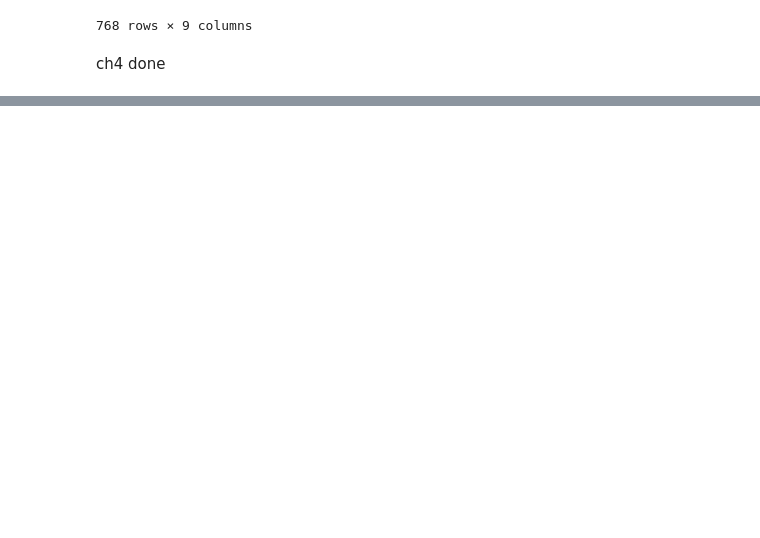
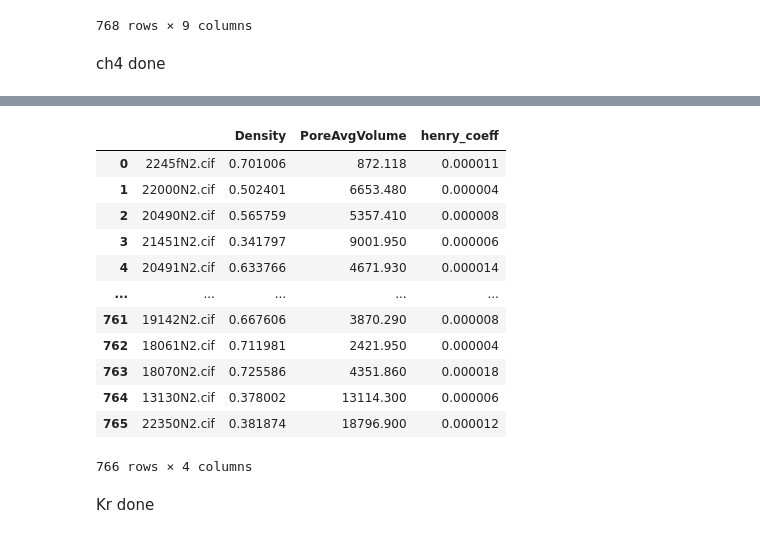
Before and after one commit to Gnaneshwar-ctrl/Adsorption_data, a Jupyter notebook: dataExcel.ipynb, the cells around one changed output, grey strips where cells are left out. Drawn from its saved outputs; the diff is of its cells as text; code cells hidden in the pictures; blank space fills up the shorter version.

```diff
--- a/dataExcel.ipynb
+++ b/dataExcel.ipynb
@@ -1146,0 +1270,46 @@ res
+# %%
+for i in range(1,873):
+    qb = QueryBuilder()
+    qb.append(Group, tag='cif_group', filters={'uuid': group_list[i][0]})
+    qb.append(CifData, with_group='cif_group', filters={'extras.tag4': 'orig_cif'}, project='attributes')
+    qb.append(Dict, with_group='cif_group', filters={'extras.tag4': 'kh_kr'}, project='attributes')
+    res = qb.all()
+    if res == []:
+        continue
+    data = res[0][1]
+    if data['is_porous'] == False:
+        continue
+#     x1 = res[0][1]['isotherm']['pressure']
+#     y1 = res[0][1]['isotherm']['loading_absolute_average']
+#     z1 = {key: value for key, value in zip(x1, y1)}
+    cof = res[0][0]
+#     new_row = pd.DataFrame({k: [v] for k, v in z1.items()}, index=[cof['filename']]).transpose()
+#     df = pd.concat([df, new_row], axis=1)
+    Density.append(data['Density'])
+    PoreAvgVolume.append(data['POAV_A^3'])
+    henry_coeff.append(data['henry_coefficient_average'])
+    cof_ID.append(cof['filename'])
+# %%
+Kr_df = Kr_df.sort_index(axis=1)
+new_coloumn_names = {old_name: f"Kr_{old_name}" for old_name in Kr_df.columns}
+Kr_df = Kr_df.rename(columns=new_coloumn_names)
+Kr_df[''] = cof_ID
+Kr_df['Density'] = Density
+Kr_df['PoreAvgVolume'] = PoreAvgVolume
+Kr_df['henry_coeff'] = henry_coeff
+# %%
+Kr_df
+# %% [output]
+|  |  | Density | PoreAvgVolume | henry_coeff |
+| 0 | 2245fN2.cif | 0.701006 | 872.118 | 0.000011 |
+| 1 | 22000N2.cif | 0.502401 | 6653.480 | 0.000004 |
+| 2 | 20490N2.cif | 0.565759 | 5357.410 | 0.000008 |
+| 3 | 21451N2.cif | 0.341797 | 9001.950 | 0.000006 |
+| 4 | 20491N2.cif | 0.633766 | 4671.930 | 0.000014 |
+| ... | ... | ... | ... | ... |
+| 761 | 19142N2.cif | 0.667606 | 3870.290 | 0.000008 |
+| 762 | 18061N2.cif | 0.711981 | 2421.950 | 0.000004 |
+| 763 | 18070N2.cif | 0.725586 | 4351.860 | 0.000018 |
+| 764 | 13130N2.cif | 0.378002 | 13114.300 | 0.000006 |
+| 765 | 22350N2.cif | 0.381874 | 18796.900 | 0.000012 |
+766 rows × 4 columns
@@ -1146,0 +1318,2 @@ res
+# %% [markdown]
+Kr done
```
Also changed, not shown: parts of 23 cells of this notebook.
